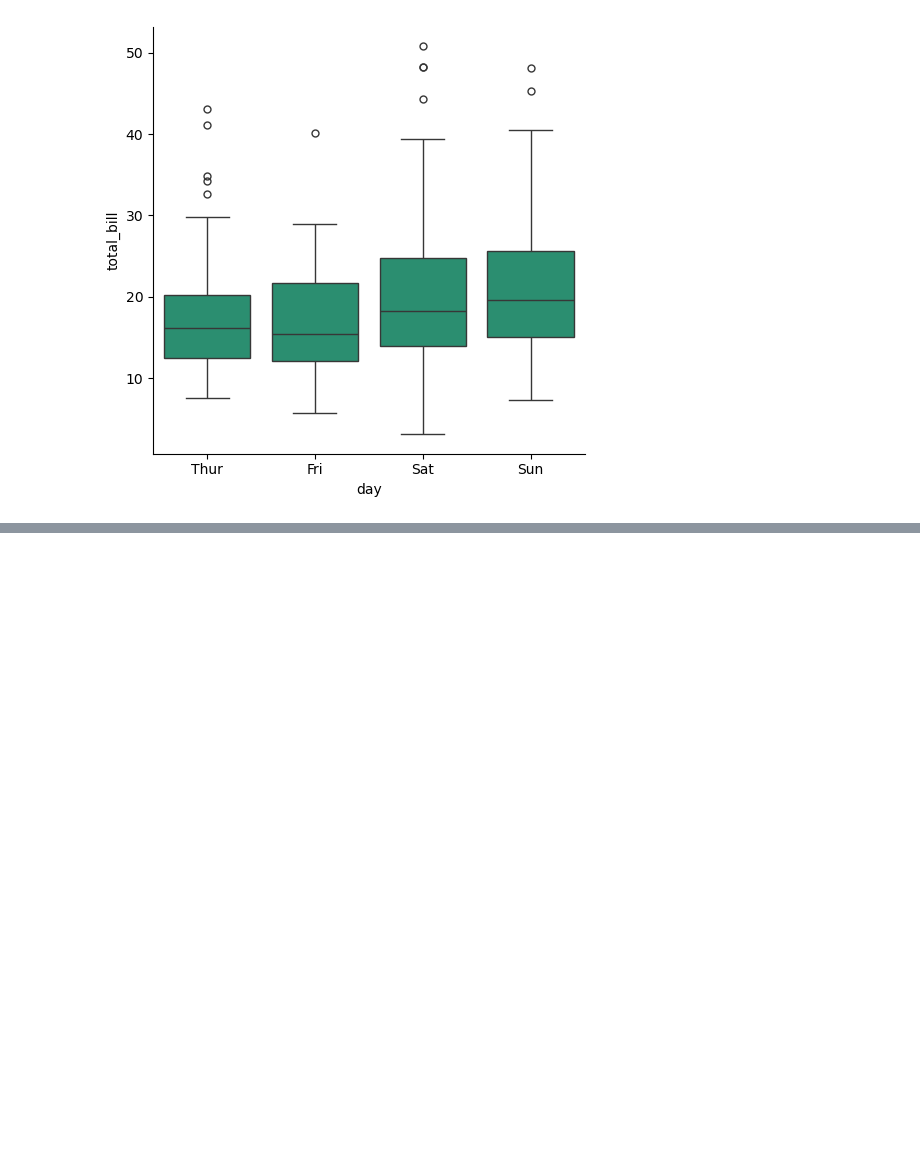
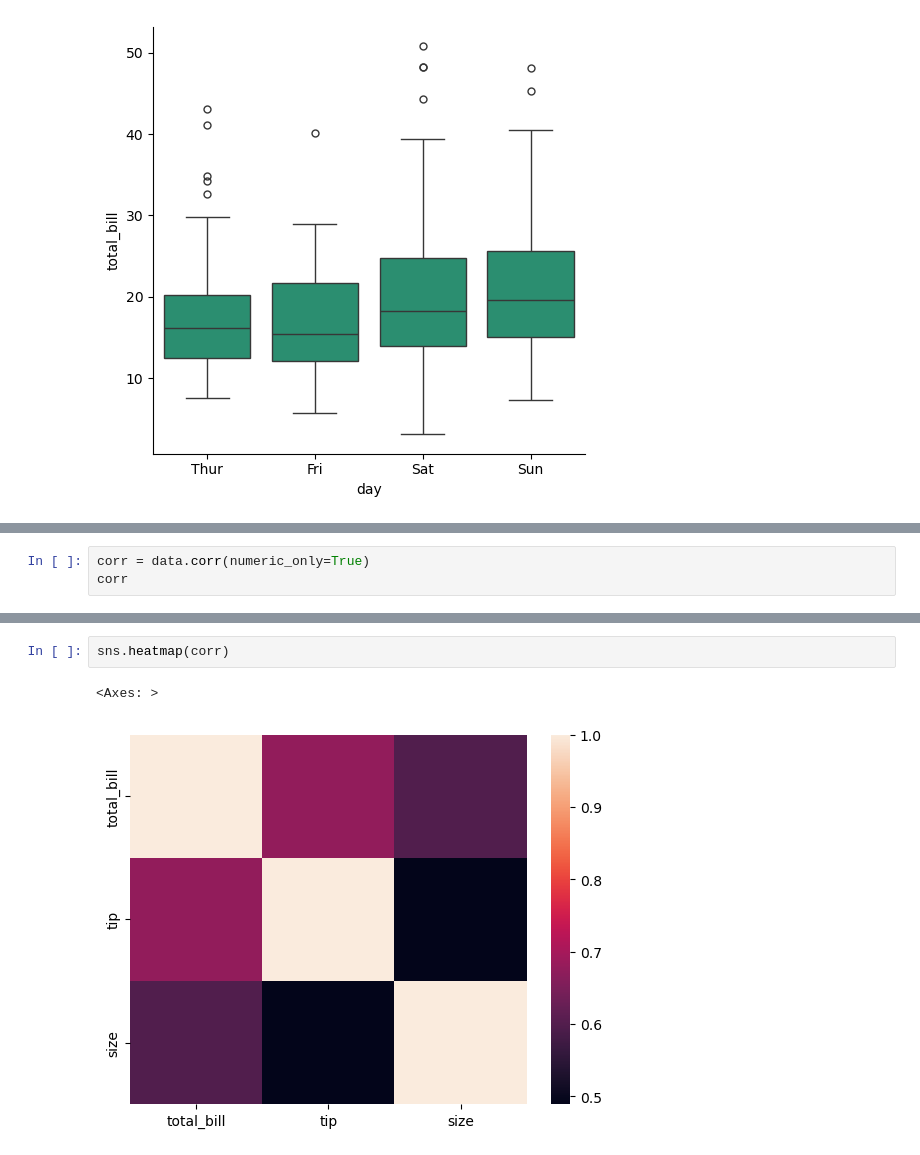
Before and after one commit to RishatTalukder/Machine-Learning-Zero-to-Hero, a Jupyter notebook: 5_Seaborn/11_Data_Visualization_with_Seaborn.ipynb, the cells around one changed output, grey strips where cells are left out. Drawn from its saved outputs; the diff is of its cells as text; blank space fills up the shorter version.

```diff
--- a/5_Seaborn/11_Data_Visualization_with_Seaborn.ipynb
+++ b/5_Seaborn/11_Data_Visualization_with_Seaborn.ipynb
@@ -595,0 +631,3 @@ So, I would heavily recommend going to the [official documentation](https://seab
+# %%
+corr = data.corr(numeric_only=True)
+corr
@@ -595,0 +652,5 @@ So, I would heavily recommend going to the [official documentation](https://seab
+# %%
+sns.heatmap(corr)
+# %% [output]
+<Axes: >
+[figure, added]
```
Also changed, not shown: parts of 44 cells of this notebook.
